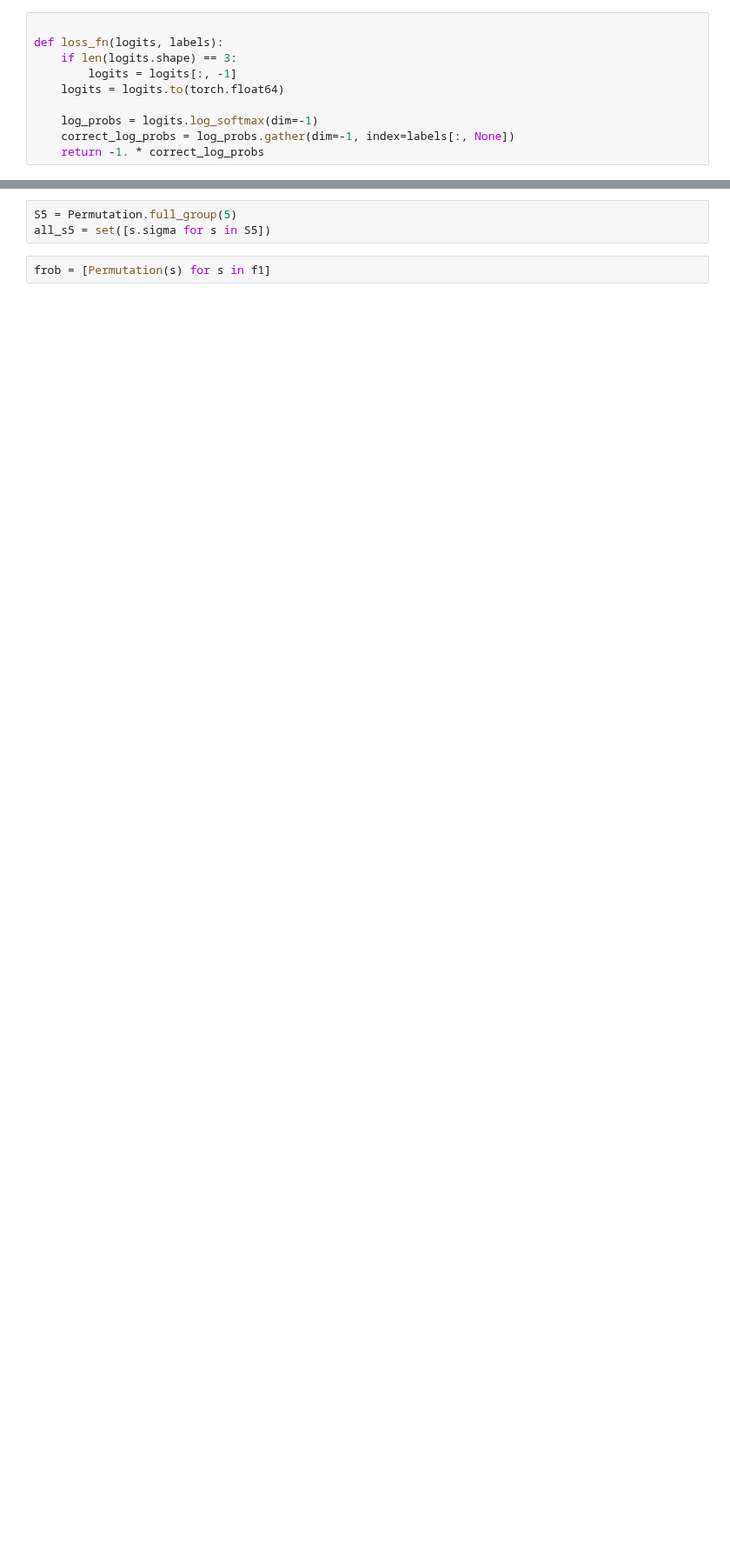
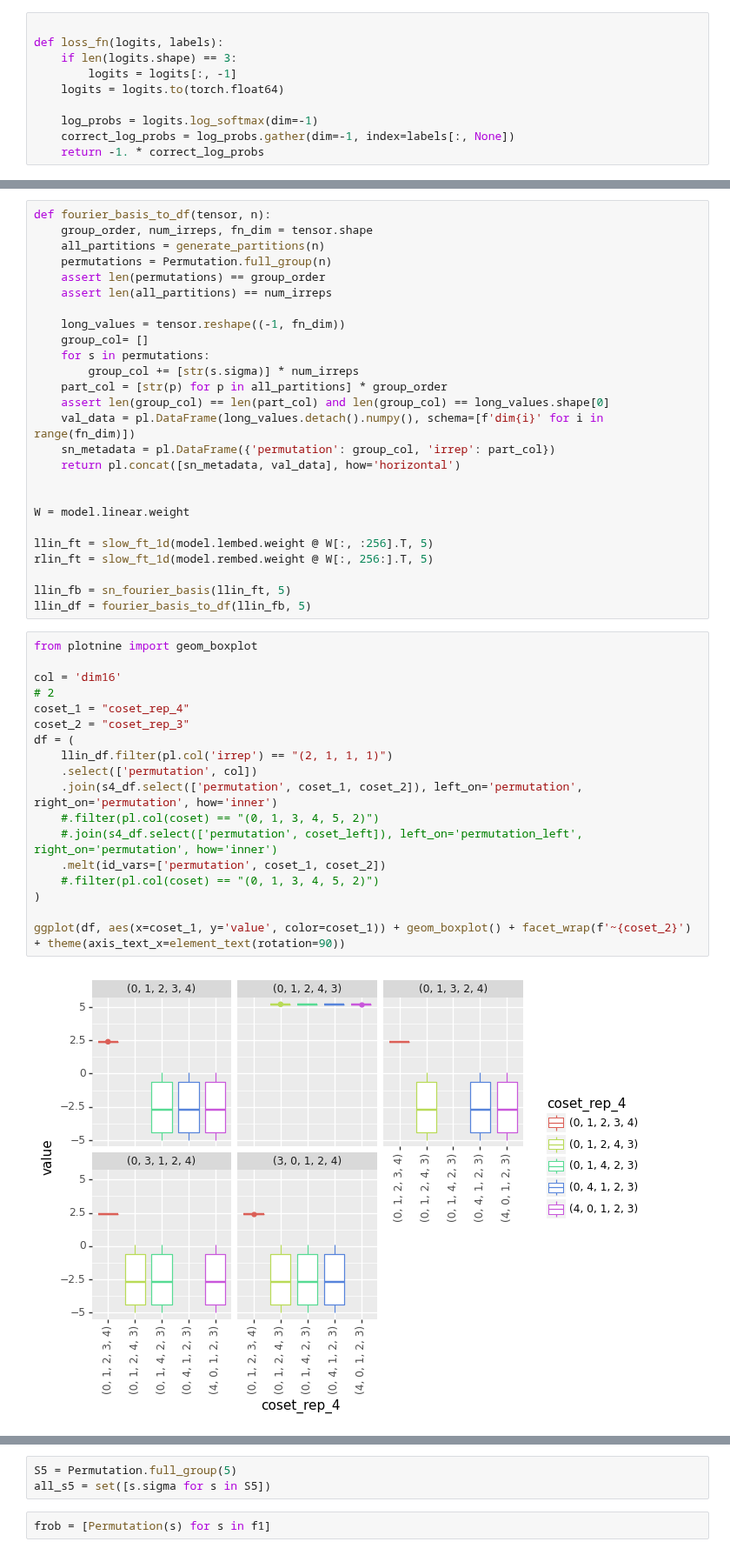
Before and after one commit to dashstander/sn-grok, a Jupyter notebook: subgroups.ipynb, the cells around one changed output, grey strips where cells are left out. Shown at 87% size. Drawn from its saved outputs; the diff is of its cells as text; blank space fills up the shorter version.

```diff
--- a/subgroups.ipynb
+++ b/subgroups.ipynb
@@ -96,0 +290,46 @@ shape: (5, 135)
+# %%
+def fourier_basis_to_df(tensor, n):
+    group_order, num_irreps, fn_dim = tensor.shape
+    all_partitions = generate_partitions(n)
+    permutations = Permutation.full_group(n)
+    assert len(permutations) == group_order
+    assert len(all_partitions) == num_irreps
+
+    long_values = tensor.reshape((-1, fn_dim))
+    group_col= []
+    for s in permutations:
+        group_col += [str(s.sigma)] * num_irreps
+    part_col = [str(p) for p in all_partitions] * group_order
+    assert len(group_col) == len(part_col) and len(group_col) == long_values.shape[0]
+    val_data = pl.DataFrame(long_values.detach().numpy(), schema=[f'dim{i}' for i in range(fn_dim)])
+    sn_metadata = pl.DataFrame({'permutation': group_col, 'irrep': part_col})
+    return pl.concat([sn_metadata, val_data], how='horizontal')
+
+
+W = model.linear.weight
+
+llin_ft = slow_ft_1d(model.lembed.weight @ W[:, :256].T, 5)
+rlin_ft = slow_ft_1d(model.rembed.weight @ W[:, 256:].T, 5)
+
+llin_fb = sn_fourier_basis(llin_ft, 5)
+llin_df = fourier_basis_to_df(llin_fb, 5)
+# %%
+from plotnine import geom_boxplot
+
+col = 'dim16'
+# 2
+coset_1 = "coset_rep_4"
+coset_2 = "coset_rep_3"
+df = (
+    llin_df.filter(pl.col('irrep') == "(2, 1, 1, 1)")
+    .select(['permutation', col])
+    .join(s4_df.select(['permutation', coset_1, coset_2]), left_on='permutation', right_on='permutation', how='inner')
+    #.filter(pl.col(coset) == "(0, 1, 3, 4, 5, 2)")
+    #.join(s4_df.select(['permutation', coset_left]), left_on='permutation_left', right_on='permutation', how='inner')
+    .melt(id_vars=['permutation', coset_1, coset_2])
+    #.filter(pl.col(coset) == "(0, 1, 3, 4, 5, 2)")
+)
+
+ggplot(df, aes(x=coset_1, y='value', color=coset_1)) + geom_boxplot() + facet_wrap(f'~{coset_2}') + theme(axis_text_x=element_text(rotation=90))
+# %% [output]
+[figure, added]
```
Also changed, not shown: parts of 159 cells of this notebook, 2 other files.
